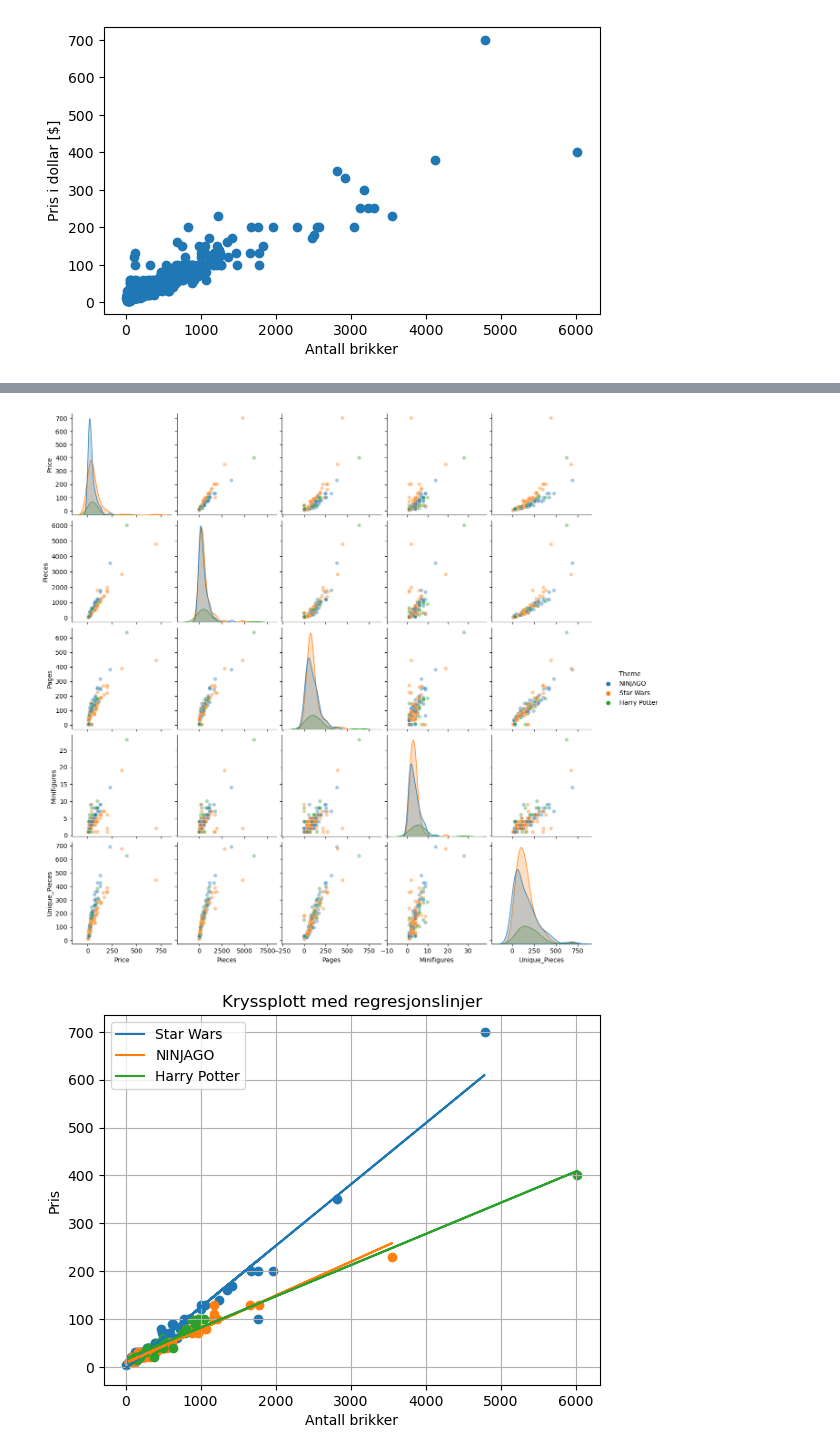
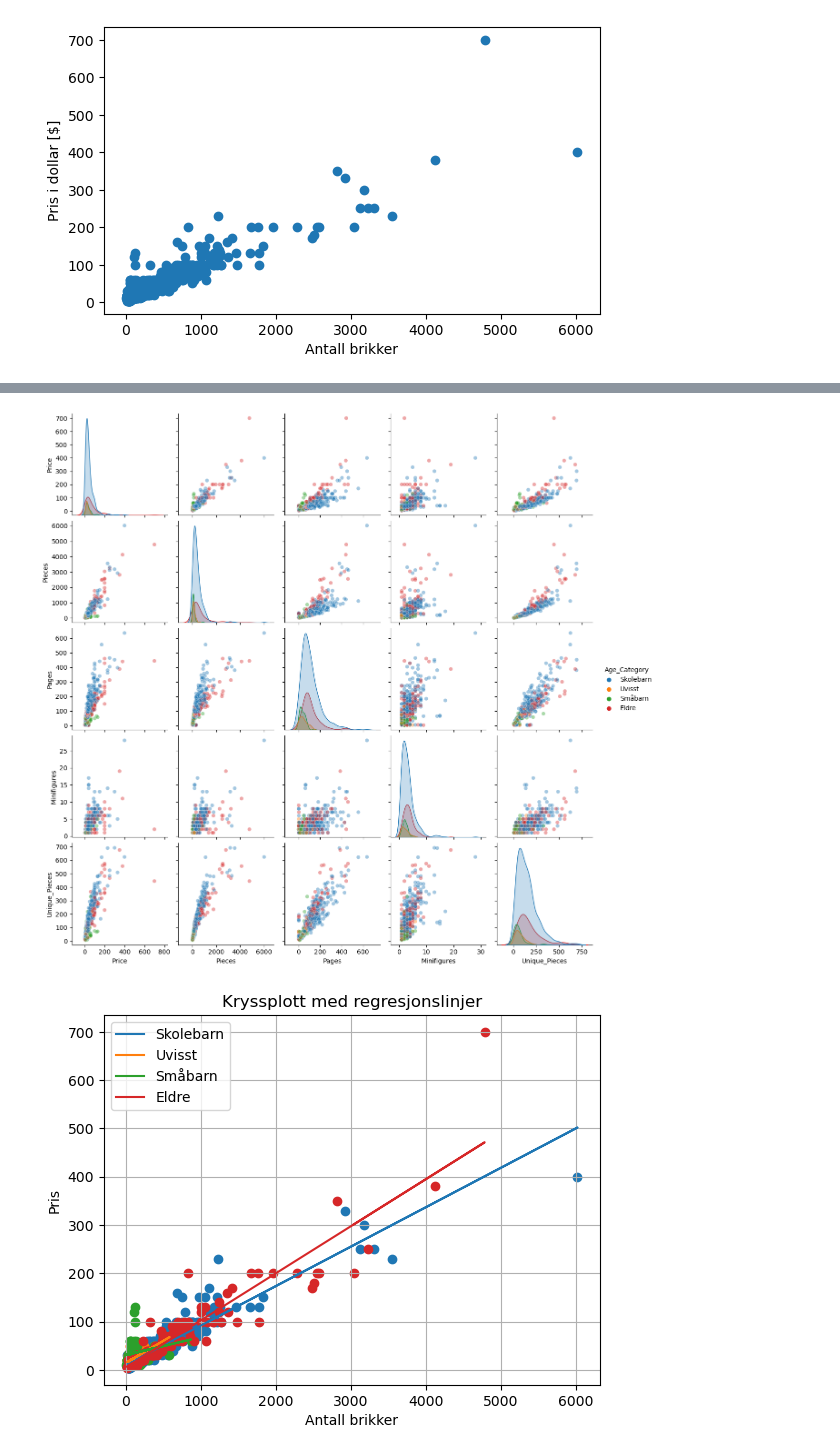
Before and after one commit to 2023H-LAD-S/ISTA1003-Semester-Prosjekt, a Jupyter notebook: oppg1.ipynb, the cells around one changed output, grey strips where cells are left out. Cells and saved outputs as stored; diff of their text form; code cells hidden in the pictures.

```diff
--- a/oppg1.ipynb
+++ b/oppg1.ipynb
@@ -323,0 +539,16 @@ Notes:
+# %%
+df4 = df2[['Price', 'Pieces', 'Unique_Pieces', 'Pages', 'Minifigures', 'Age_Category_Ages']]
+
+# Remove all rows with Age_Category = 'Uvisst' or 'Unknown'
+df4 = df4[df4['Age_Category_Ages'] != 'Uvisst']
+df4 = df4[df4['Age_Category_Ages'] != 'Unknown']
+
+df4 = pd.get_dummies(df4, prefix = 'Age_Category', columns = ['Age_Category_Ages'])
+
+# enkel lineær regresjon
+formel = 'Price ~ Pieces + Unique_Pieces + Pages + Minifigures + Age_Category_Skolebarn + Age_Category_Småbarn + Age_Category_Eldre + Age_Category_Eldre_skolebarn'
+
+modell = smf.ols(formel, data = df4)
+resultat = modell.fit()
+
+resultat.summary()
@@ -354,43 +614,45 @@ plt.show()
 # %%
-mythemes = ['Star Wars', 'NINJAGO', 'Harry Potter']
-subset_df = df2[df2['Theme'].isin(mythemes)]
+# mythemes = ['Star Wars', 'NINJAGO', 'Harry Potter']
+# subset_df = df2[df2['Theme'].isin(mythemes)]
+subset_df = df2
 sns.pairplot(subset_df, vars = ['Price', 'Pieces', 'Pages', 'Minifigures', 'Unique_Pieces'],
-             hue = 'Theme',
+             hue = 'Age_Category',
              diag_kind = 'kde',
              plot_kws = dict(alpha = 0.4))
 plt.show()
 # %% [output]
-[figure, old version]
+[figure, new version]
 # %%
 # enkel lineær regresjon, tar ikke hensyn til tema
 res_sub = smf.ols('Price ~ Pieces' , data = subset_df).fit()
 # %%
 # enkel LR for hvert tema hver for seg
 resultater = []
-for i, theme in enumerate(mythemes):
-    modell3 = smf.ols('Price ~ Pieces' , data = subset_df[subset_df['Theme'].isin([theme])])
+ageCategories = subset_df['Age_Category'].unique()
+for i, ageCategory in enumerate(ageCategories):
+    modell3 = smf.ols('Price ~ Pieces' , data = subset_df[subset_df['Age_Category'].isin([ageCategory])])
     resultater.append(modell3.fit())
 # %%
 # plott av dataene og regresjonslinjene
-for i, theme in enumerate(mythemes):
+for i, ageCategory in enumerate(ageCategories):
     slope = resultater[i].params['Pieces']
     intercept = resultater[i].params['Intercept']
 
-    regression_x = np.array(subset_df[subset_df['Theme'].isin([theme])]['Pieces'])
+    regression_x = np.array(subset_df[subset_df['Age_Category'].isin([ageCategory])]['Pieces'])
     regression_y = slope * regression_x + intercept
 
     # Plot scatter plot and regression line
-    plt.scatter(subset_df[subset_df['Theme'].isin([theme])]['Pieces'], subset_df[subset_df['Theme'].isin([theme])]['Price'], color=plt.cm.tab10(i))
-    plt.plot(regression_x, regression_y, color=plt.cm.tab10(i), label=theme)
+    plt.scatter(subset_df[subset_df['Age_Category'].isin([ageCategory])]['Pieces'], subset_df[subset_df['Age_Category'].isin([ageCategory])]['Price'], color=plt.cm.tab10(i))
+    plt.plot(regression_x, regression_y, color=plt.cm.tab10(i), label=ageCategory)
 
 plt.xlabel('Antall brikker')
 plt.ylabel('Pris')
 plt.title('Kryssplott med regresjonslinjer')
 plt.legend()
 plt.grid()
 plt.show()
 # %% [output]
-[figure, old version]
+[figure, new version]
 # %%
 print(df2['Age_Category'].unique())
 # %% [output]
```
Also changed, not shown: parts of 31 cells of this notebook.
